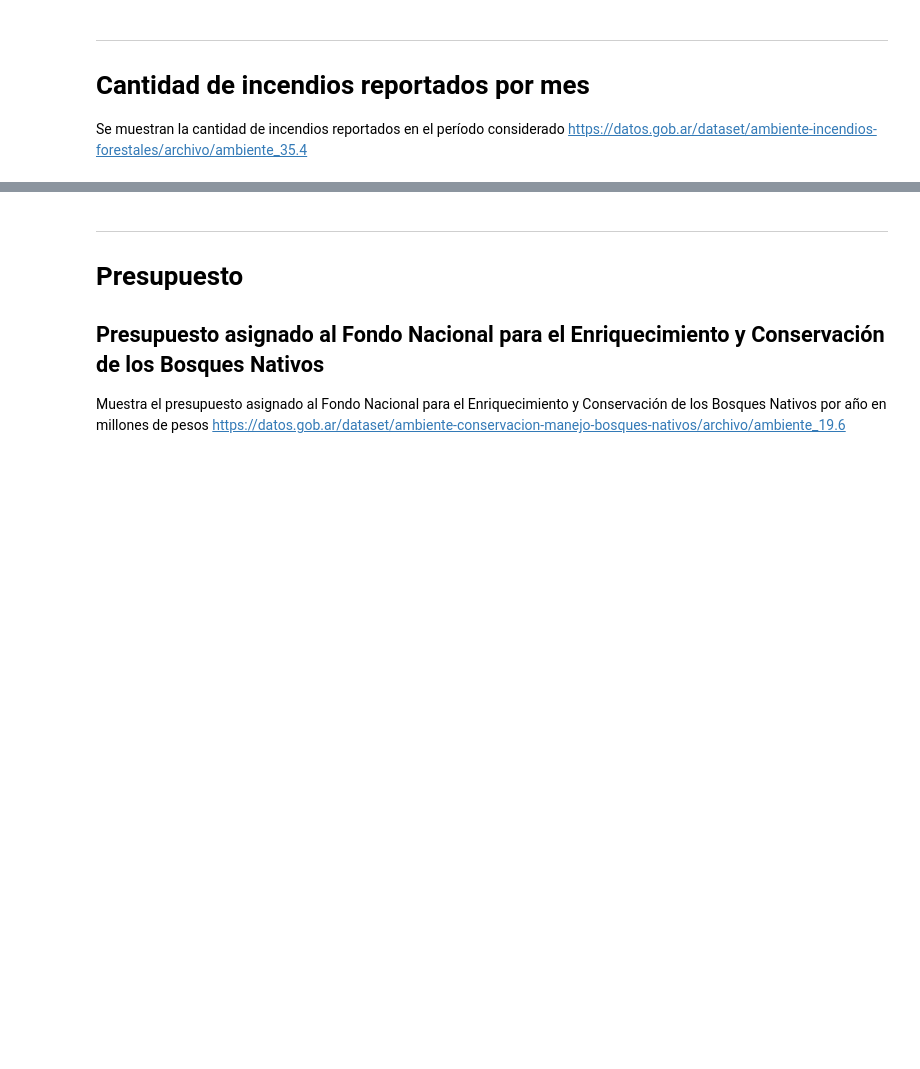
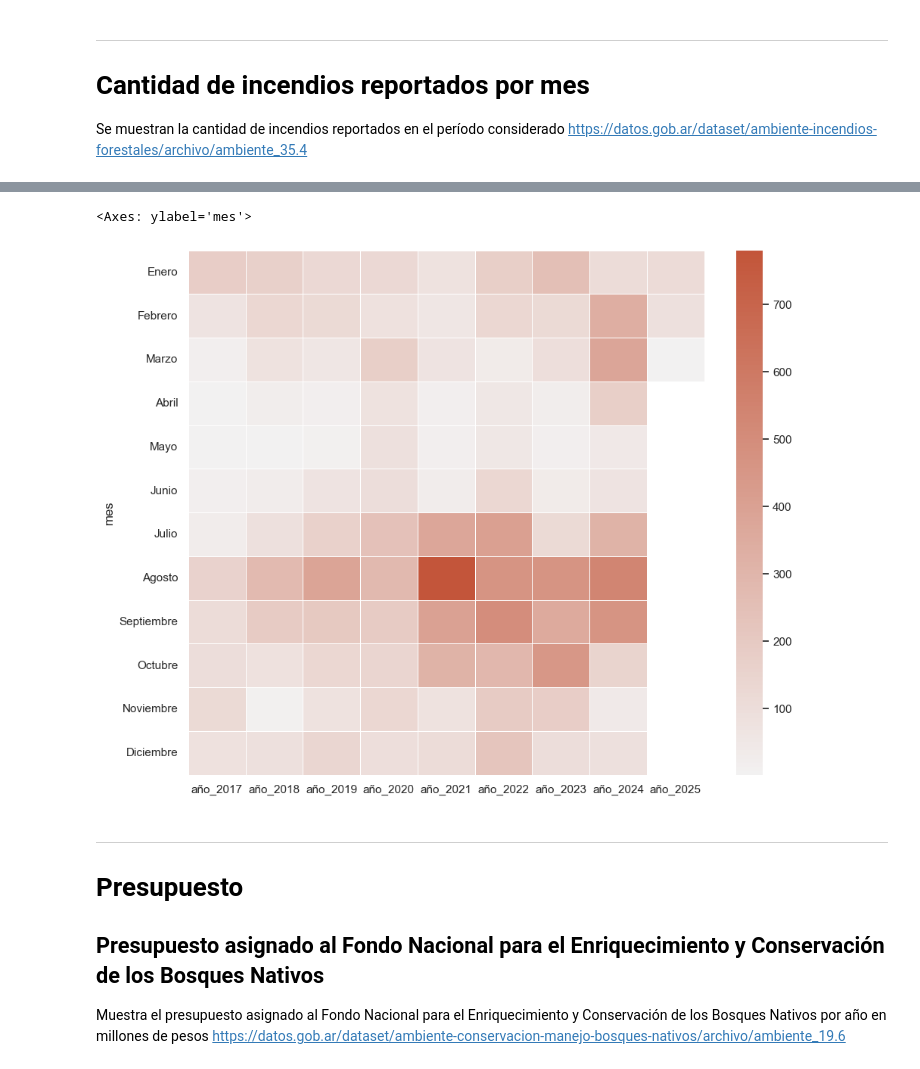
Before and after one commit to BustosMaxx/dengue_y_zika, a Jupyter notebook: notebooks/deforestacion-bosques-nativos.ipynb, the cells around one changed output, grey strips where cells are left out. Cells and saved outputs as stored; diff of their text form; code cells hidden in the pictures; blank space fills up the shorter version.

```diff
--- a/notebooks/deforestacion-bosques-nativos.ipynb
+++ b/notebooks/deforestacion-bosques-nativos.ipynb
@@ -32,3 +66,7 @@ deforestacion
 # Cantidad de incendios reportados por mes
 Se muestran la cantidad de incendios reportados en el período considerado
 https://datos.gob.ar/dataset/ambiente-incendios-forestales/archivo/ambiente_35.4
+# %%
+incendios_mes = pd.read_csv("..//data//raw//cantidad-incendios-mes-2017-2025.csv",
+                           sep=";")
+incendios_mes
@@ -34,0 +88,5 @@ https://datos.gob.ar/dataset/ambiente-incendios-forestales/archivo/ambiente_35.4
+# %%
+# Coloco el mes como mi nuevo indice
+incendio_new_index = incendios_mes.set_index("mes")
+incendio_mes_heatmap = incendio_new_index.drop("Total")
+incendio_mes_heatmap
@@ -35,3 +108,24 @@ https://datos.gob.ar/dataset/ambiente-incendios-forestales/archivo/ambiente_35.4
+# %%
+sns.set_theme(style="white")
+
+# Set up the matplotlib figure
+f, ax = plt.subplots(figsize=(11, 9))
+
+# Generate a custom diverging colormap
+cmap = sns.diverging_palette(230, 20, as_cmap=True)
+
+# Draw the heatmap with the mask and correct aspect ratio
+sns.heatmap(incendio_mes_heatmap
+            , cmap=cmap
+            # , vmax=.3
+            , center=0
+            # ,square=True
+            , linewidths=.5
+            # , cbar_kws={"shrink": .5}
+           )
+# %% [output]
+<Axes: ylabel='mes'>
+[figure, added]
 # %% [markdown]
 ---
 # Presupuesto
```
Also changed, not shown: parts of 9 cells of this notebook, 1 other file.
